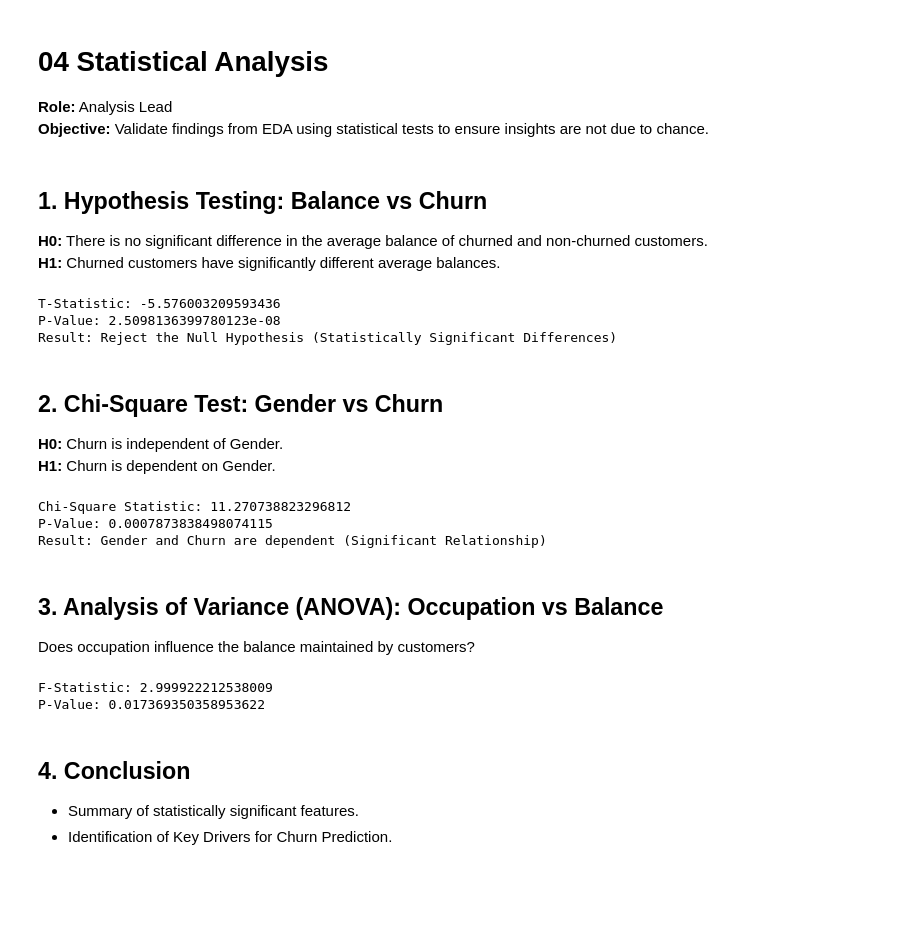
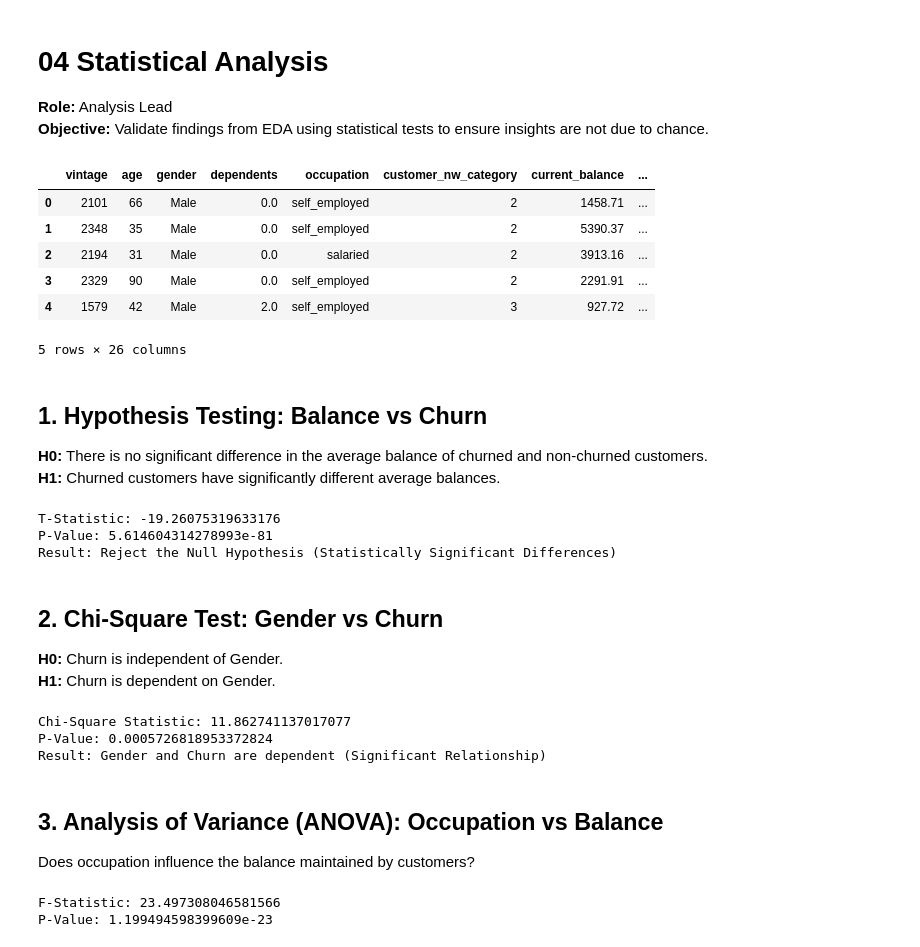
Before and after one commit to karna7777/SectionB_G09_BankingCustomerChurnAnalysis, a Jupyter notebook: notebooks/04_statistical_analysis.ipynb, the cells around one changed output. Cells and saved outputs as stored; diff of their text form; code cells hidden in the pictures; blank space fills up the shorter version.

```diff
--- a/notebooks/04_statistical_analysis.ipynb
+++ b/notebooks/04_statistical_analysis.ipynb
@@ -6,13 +6,39 @@
 # %%
 import pandas as pd
 import numpy as np
 from scipy import stats
 from scipy.stats import chi2_contingency
 import matplotlib.pyplot as plt
 import seaborn as sns
 
-# Load data
-df = pd.read_csv('../data/churn_prediction.csv')
+# Load cleaned data
+df = pd.read_csv('../data/churn_clean.csv')
+
+# Standardize column names so tests use consistent names
+df.columns = (
+    df.columns
+    .str.strip()
+    .str.lower()
+    .str.replace(' ', '_')
+)
+
+df = df.rename(columns={
+    'prev_month_end_balance': 'previous_month_end_balance',
+    'avg_balance_prev_q1': 'average_monthly_balance_prevq',
+    'avg_balance_prev_q2': 'average_monthly_balance_prevq2',
+    'prev_month_credit': 'previous_month_credit',
+    'prev_month_debit': 'previous_month_debit',
+})
+
+df.head()
+# %% [output]
+|  | vintage | age | gender | dependents | occupation | customer_nw_category | current_balance | ... |
+| 0 | 2101 | 66 | Male | 0.0 | self_employed | 2 | 1458.71 | ... |
+| 1 | 2348 | 35 | Male | 0.0 | self_employed | 2 | 5390.37 | ... |
+| 2 | 2194 | 31 | Male | 0.0 | salaried | 2 | 3913.16 | ... |
+| 3 | 2329 | 90 | Male | 0.0 | self_employed | 2 | 2291.91 | ... |
+| 4 | 1579 | 42 | Male | 2.0 | self_employed | 3 | 927.72 | ... |
+5 rows × 26 columns
 # %% [markdown]
 ## 1. Hypothesis Testing: Balance vs Churn
 
@@ -35,8 +61,8 @@ if p_val < 0.05:
 else:
     print("Result: Fail to Reject the Null Hypothesis")
 # %% [output]
-T-Statistic: -5.576003209593436
-P-Value: 2.5098136399780123e-08
+T-Statistic: -19.26075319633176
+P-Value: 5.614604314278993e-81
 Result: Reject the Null Hypothesis (Statistically Significant Differences)
 # %% [markdown]
 ## 2. Chi-Square Test: Gender vs Churn
@@ -58,8 +84,8 @@ if p < 0.05:
 else:
     print("Result: No significant relationship found Between Gender and Churn")
 # %% [output]
-Chi-Square Statistic: 11.270738823296812
-P-Value: 0.0007873838498074115
+Chi-Square Statistic: 11.862741137017077
+P-Value: 0.0005726818953372824
 Result: Gender and Churn are dependent (Significant Relationship)
 # %% [markdown]
 ## 3. Analysis of Variance (ANOVA): Occupation vs Balance
@@ -73,10 +99,5 @@ f_stat, p_val = stats.f_oneway(*groups)
 print(f"F-Statistic: {f_stat}")
 print(f"P-Value: {p_val}")
 # %% [output]
-F-Statistic: 2.999922212538009
-P-Value: 0.017369350358953622
+F-Statistic: 23.497308046581566
+P-Value: 1.199494598399609e-23
-# %% [markdown]
-## 4. Conclusion
-
-- Summary of statistically significant features.
-- Identification of Key Drivers for Churn Prediction.
```
Also changed, not shown: parts of 3 cells of this notebook, 13 other files.
